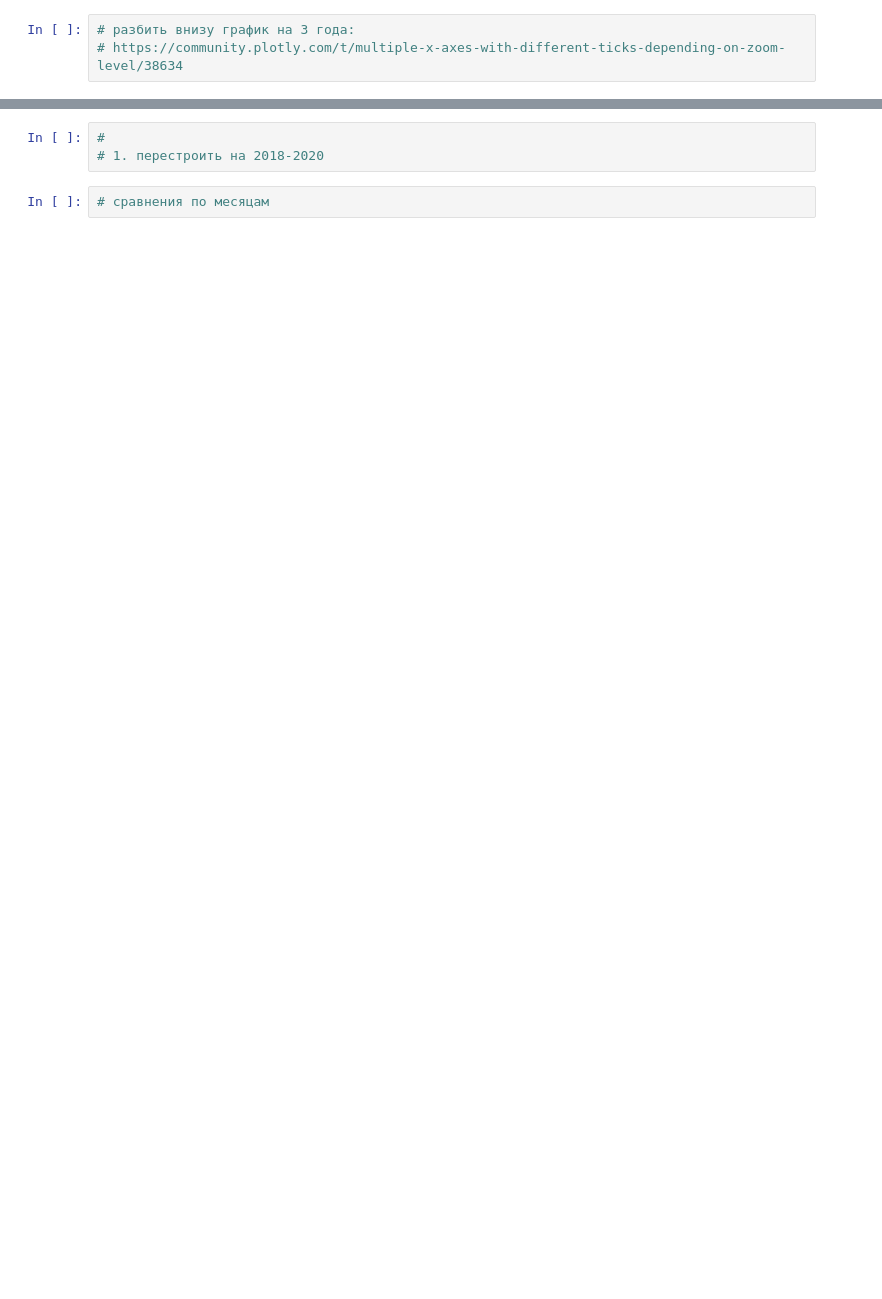
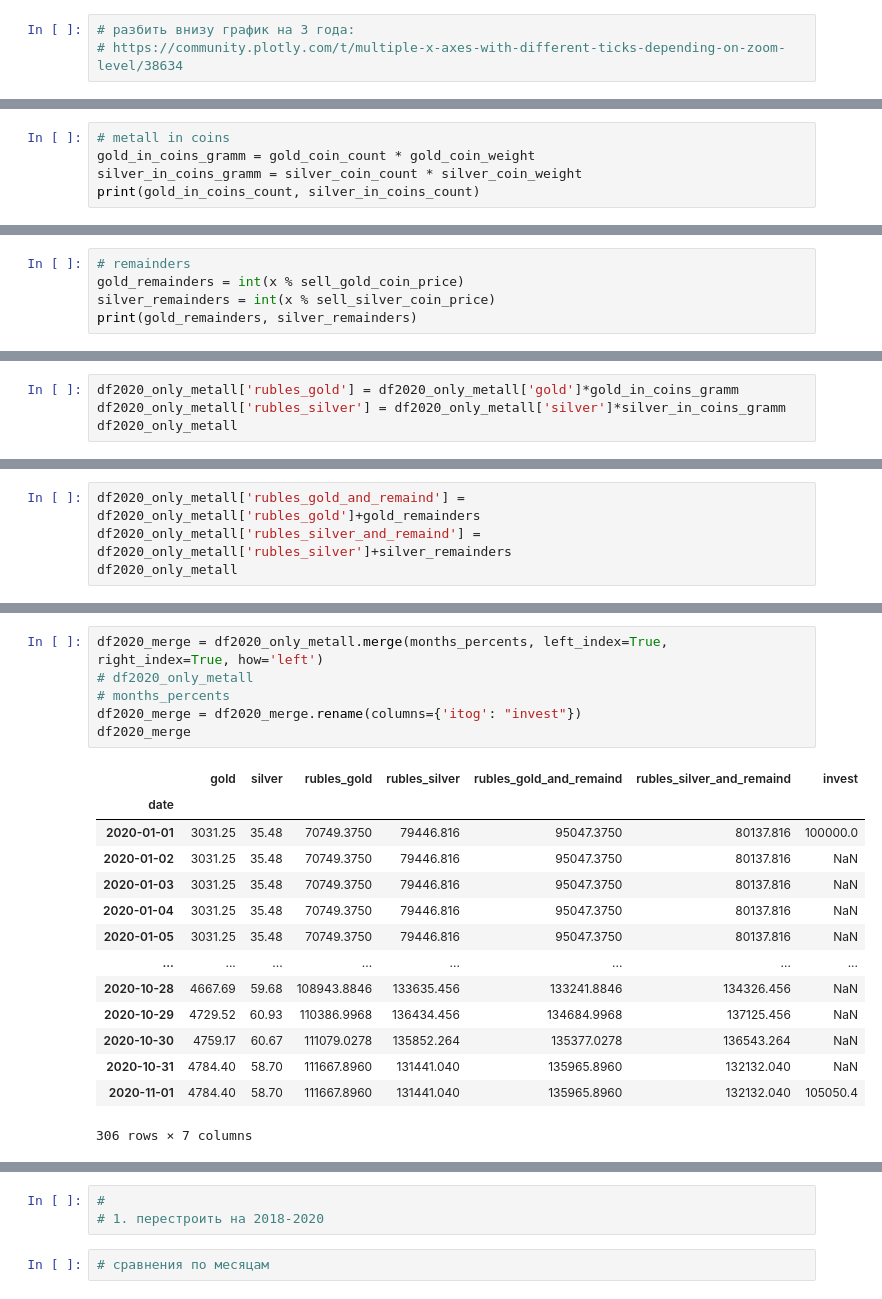
Before and after one commit to ilyinss/cbr_metall_analytics, a Jupyter notebook: decomp_metall_time_series.ipynb, the cells around one changed output, grey strips where cells are left out. Saved outputs shown, nothing was run; the diff lists cells and outputs as text; blank space fills up the shorter version.

```diff
--- a/decomp_metall_time_series.ipynb
+++ b/decomp_metall_time_series.ipynb
@@ -406,0 +1813,5 @@ sell_gold.head()
+# %%
+# metall in coins
+gold_in_coins_gramm = gold_coin_count * gold_coin_weight
+silver_in_coins_gramm = silver_coin_count * silver_coin_weight
+print(gold_in_coins_count, silver_in_coins_count)
@@ -406,0 +1820,5 @@ sell_gold.head()
+# %%
+# remainders
+gold_remainders = int(x % sell_gold_coin_price)
+silver_remainders = int(x % sell_silver_coin_price)
+print(gold_remainders, silver_remainders)
@@ -406,0 +1827,4 @@ sell_gold.head()
+# %%
+df2020_only_metall['rubles_gold'] = df2020_only_metall['gold']*gold_in_coins_gramm
+df2020_only_metall['rubles_silver'] = df2020_only_metall['silver']*silver_in_coins_gramm
+df2020_only_metall
@@ -406,0 +1857,4 @@ sell_gold.head()
+# %%
+df2020_only_metall['rubles_gold_and_remaind'] = df2020_only_metall['rubles_gold']+gold_remainders
+df2020_only_metall['rubles_silver_and_remaind'] = df2020_only_metall['rubles_silver']+silver_remainders
+df2020_only_metall
@@ -406,0 +1887,21 @@ sell_gold.head()
+# %%
+df2020_merge = df2020_only_metall.merge(months_percents, left_index=True, right_index=True, how='left')
+# df2020_only_metall
+# months_percents
+df2020_merge = df2020_merge.rename(columns={'itog': "invest"})
+df2020_merge
+# %% [output]
+|  | gold | silver | rubles_gold | rubles_silver | rubles_gold_and_remaind | rubles_silver_and_remaind | invest |
+| date |  |  |  |  |  |  |  |
+| 2020-01-01 | 3031.25 | 35.48 | 70749.3750 | 79446.816 | 95047.3750 | 80137.816 | 100000.0 |
+| 2020-01-02 | 3031.25 | 35.48 | 70749.3750 | 79446.816 | 95047.3750 | 80137.816 | NaN |
+| 2020-01-03 | 3031.25 | 35.48 | 70749.3750 | 79446.816 | 95047.3750 | 80137.816 | NaN |
+| 2020-01-04 | 3031.25 | 35.48 | 70749.3750 | 79446.816 | 95047.3750 | 80137.816 | NaN |
+| 2020-01-05 | 3031.25 | 35.48 | 70749.3750 | 79446.816 | 95047.3750 | 80137.816 | NaN |
+| ... | ... | ... | ... | ... | ... | ... | ... |
+| 2020-10-28 | 4667.69 | 59.68 | 108943.8846 | 133635.456 | 133241.8846 | 134326.456 | NaN |
+| 2020-10-29 | 4729.52 | 60.93 | 110386.9968 | 136434.456 | 134684.9968 | 137125.456 | NaN |
+| 2020-10-30 | 4759.17 | 60.67 | 111079.0278 | 135852.264 | 135377.0278 | 136543.264 | NaN |
+| 2020-10-31 | 4784.40 | 58.70 | 111667.8960 | 131441.040 | 135965.8960 | 132132.040 | NaN |
+| 2020-11-01 | 4784.40 | 58.70 | 111667.8960 | 131441.040 | 135965.8960 | 132132.040 | 105050.4 |
+306 rows × 7 columns
```
Also changed, not shown: parts of 118 cells of this notebook, 1 other file.
